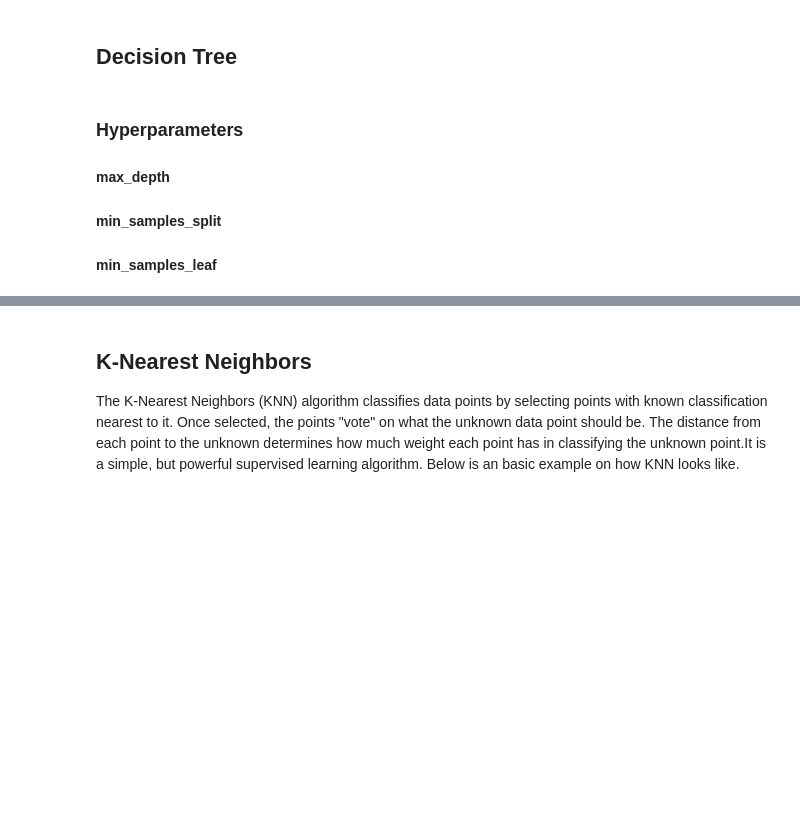
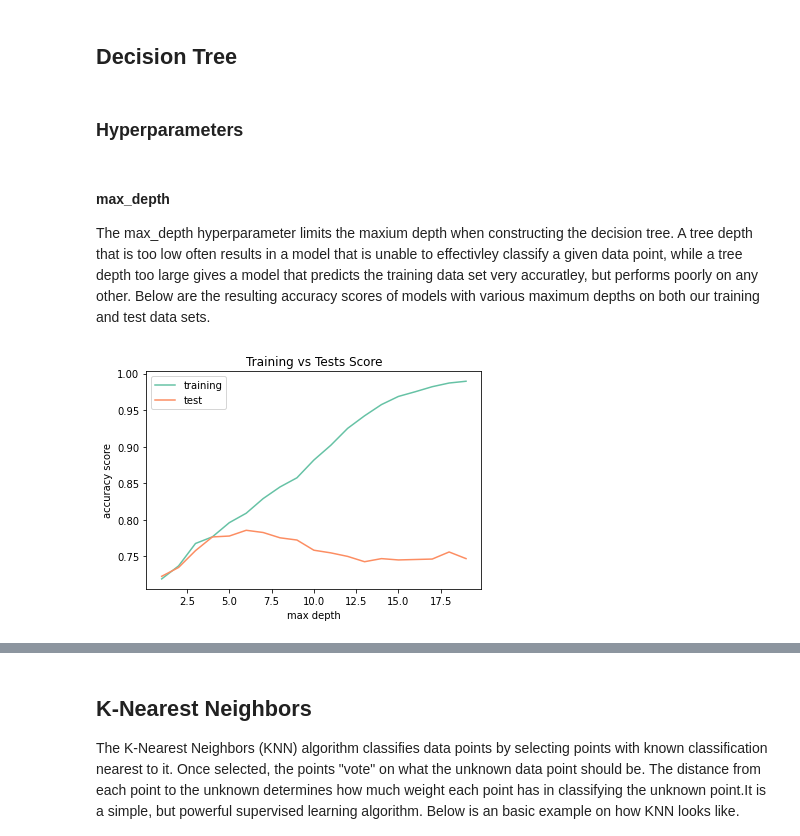
Before and after one commit to dpatularu/ai-final-project, a Jupyter notebook: final.ipynb, the cells around one changed output, grey strips where cells are left out. Drawn from its saved outputs; the diff is of its cells as text; code cells hidden in the pictures; blank space fills up the shorter version.

Commit message:
dt hyperparameter info

```diff
--- a/final.ipynb
+++ b/final.ipynb
@@ -145,11 +146,32 @@ y = train['Transported']
 train_X, val_X, train_y, val_y = train_test_split(X, y)
 # %% [markdown]
 ## Decision Tree
+# %% [markdown]
+### Hyperparameters
 # %% [markdown]
-### Hyperparameters
-
 #### max_depth
 
-#### min_samples_split
-
-#### min_samples_leaf
+The max_depth hyperparameter limits the maxium depth when constructing the decision tree. A tree depth that is too low often results in a model that is unable to effectivley classify a given data point, while a tree depth too large gives a model that predicts the training data set very accuratley, but performs poorly on any other. Below are the resulting accuracy scores of models with various maximum depths on both our training and test data sets.
+# %%
+def test_md(md: int):
+    hyperparameters = {
+        'max_depth': md,
+        "random_state": 42
+    }
+    dt_model = DecisionTreeClassifier(**hyperparameters)
+    dt_model.fit(train_X, train_y)
+    train_score = accuracy_score(dt_model.predict(train_X), train_y)
+    test_score = accuracy_score(dt_model.predict(val_X), val_y)
+    return {"max depth": md, "train_score": train_score, "test_score": test_score}
+
+df = pd.DataFrame([test_md(md) for md in range(1, 20)])
+plt.figure()
+plt.plot(df["max depth"], df["train_score"])
+plt.plot(df["max depth"], df["test_score"])
+plt.title("Training vs Tests Score")
+plt.xlabel("max depth")
+plt.ylabel("accuracy score")
+plt.legend(['training', 'test'])
+pass
+# %% [output]
+[figure, added]
```
Also changed, not shown: parts of 3 cells of this notebook.
